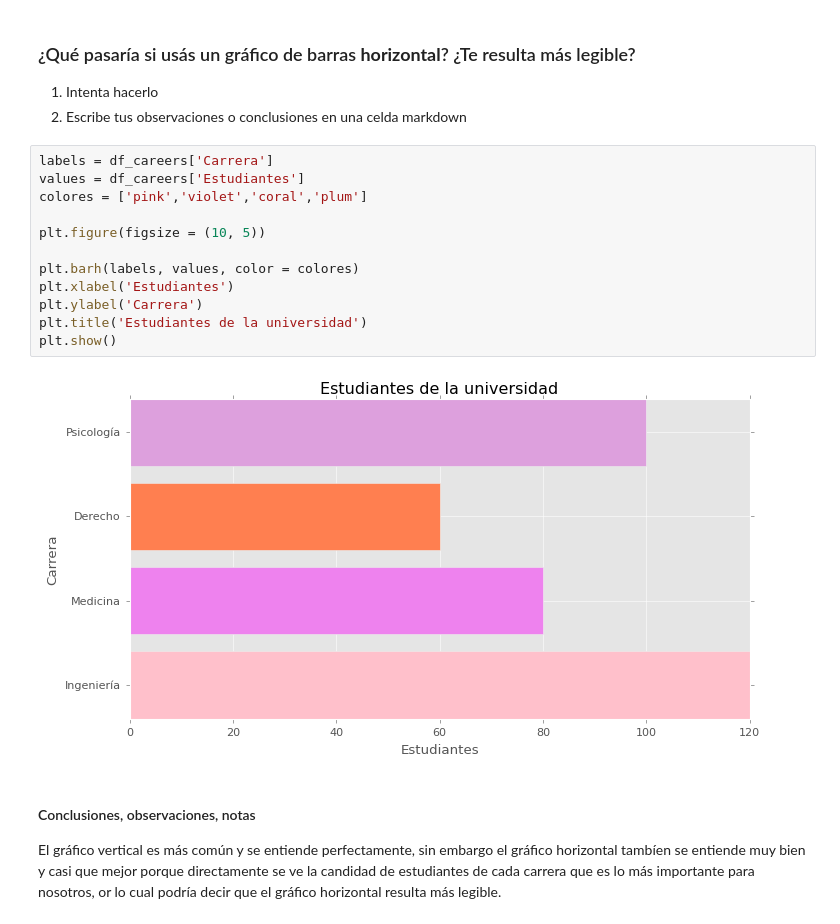
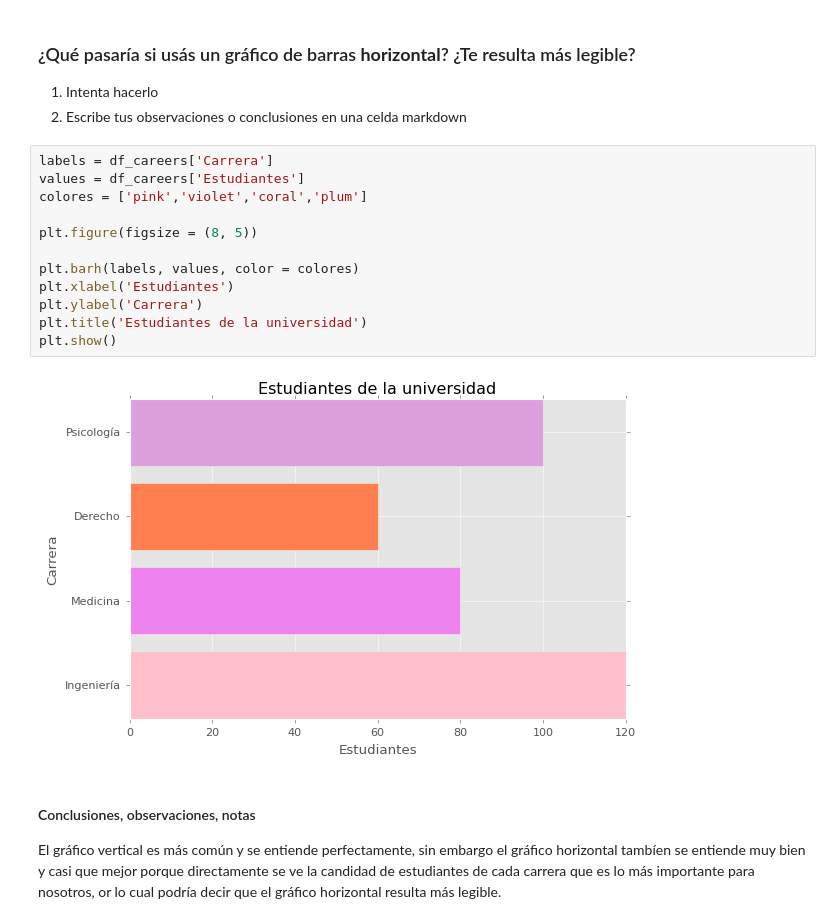
Before and after one commit to 4GeeksAcademy/inetke-proyecto-visualizacion, a Jupyter notebook: notebook/03-project-visualization.ipynb, the cells around one changed output. Cells and saved outputs as stored; diff of their text form.

```diff
--- a/notebook/03-project-visualization.ipynb
+++ b/notebook/03-project-visualization.ipynb
@@ -115,17 +115,17 @@ TODAVIA FALTA
 # %%
 labels = df_careers['Carrera']
 values = df_careers['Estudiantes']
 colores = ['pink','violet','coral','plum']
 
-plt.figure(figsize = (10, 5))
+plt.figure(figsize = (8, 5))
 
 plt.barh(labels, values, color = colores)
 plt.xlabel('Estudiantes')
 plt.ylabel('Carrera')
 plt.title('Estudiantes de la universidad')
 plt.show()
 # %% [output]
-[figure, old version]
+[figure, new version]
 # %% [markdown]
 #### Conclusiones, observaciones, notas
 El gráfico vertical es más común y se entiende perfectamente, sin embargo el gráfico horizontal tambíen se entiende muy bien y casi que mejor porque directamente se ve la candidad de estudiantes de cada carrera que es lo más importante para nosotros, or lo cual podría decir que el gráfico horizontal resulta más legible.
```
Also changed, not shown: parts of 5 cells of this notebook.
